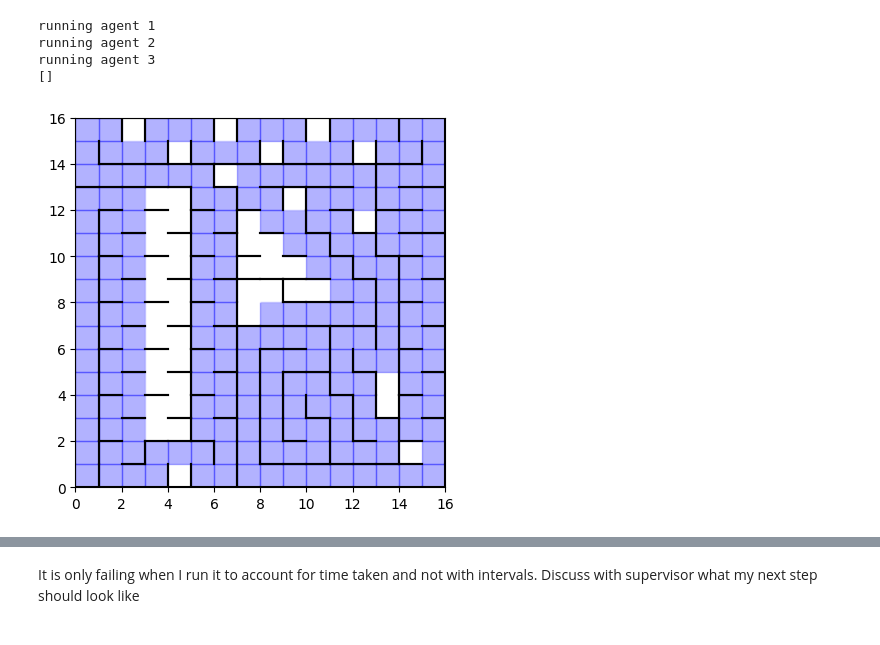
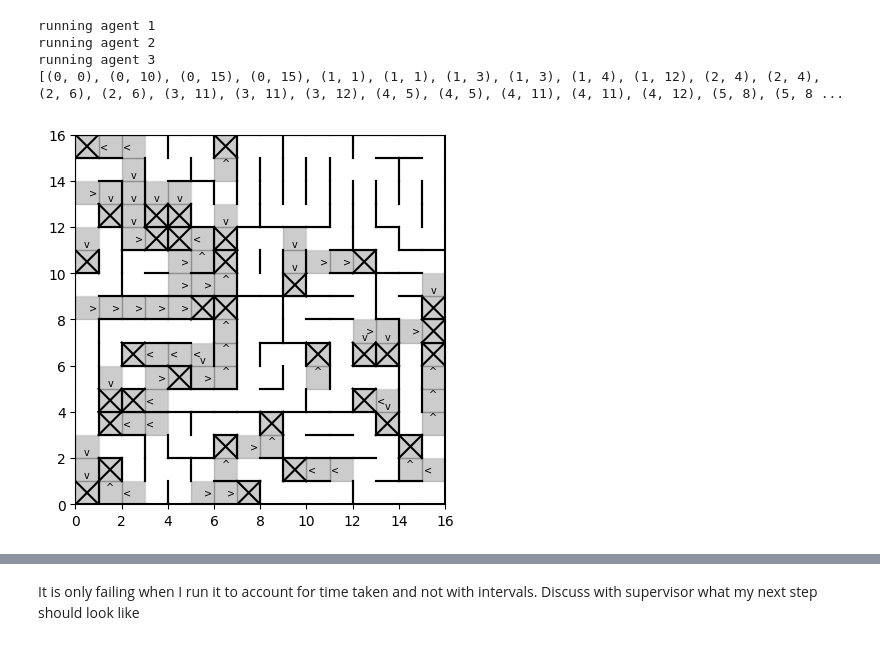
Before and after one commit to FarisAnsara/Optimal-Pathfinding-Micromouse, a Jupyter notebook: test.ipynb, the cells around one changed output, grey strips where cells are left out. Saved outputs shown, nothing was run; the diff lists cells and outputs as text; code cells hidden in the pictures.

```diff
--- a/test.ipynb
+++ b/test.ipynb
@@ -30,18 +32,19 @@ Utils.draw_maze(walls=maze, dist_map=sarsa.get_max_q_values(), path = sarsa_path
 # %%
 from algorithms.reinforcement_learning.q_learning.Qlearning import QLearning
 from algorithms.utilities.Utils import Utils
-maze = Utils.load_maze('mazes/competition_json/torture.json')
+maze = Utils.load_maze('mazes/competition_json/87us1.json')
 dyna_qlearning = QLearning(walls=maze)
 dyna_qlearning.run_qlearning()
-# dyna_qlearning.get_all_unfeasable()
-print(dyna_qlearning.unfeasable_paths)
-Utils.draw_maze(maze, unfeasable=dyna_qlearning.unfeasable_paths, path=dyna_qlearning.get_path())
+dyna_qlearning.get_all_unfeasable()
+print(dyna_qlearning.dead_ends)
+# print(dyna_qlearning.unfeasable_paths)
+Utils.draw_maze(maze, unfeasable=dyna_qlearning.unfeasable_paths)
 # %% [output]
 running agent 1
 running agent 2
 running agent 3
-[]
+[(0, 0), (0, 10), (0, 15), (0, 15), (1, 1), (1, 1), (1, 3), (1, 3), (1, 4), (1, 12), (2, 4), (2, 4), (2, 6), (2, 6), (3, 11), (3, 11), (3, 12), (4, 5), (4, 5), (4, 11), (4, 11), (4, 12), (5, 8), (5, 8 ...
-[figure, old version]
+[figure, new version]
 # %%
 from algorithms.utilities.Stats import Stats
 stats = Stats()
```
Also changed, not shown: parts of 17 cells of this notebook, 48 other files.
